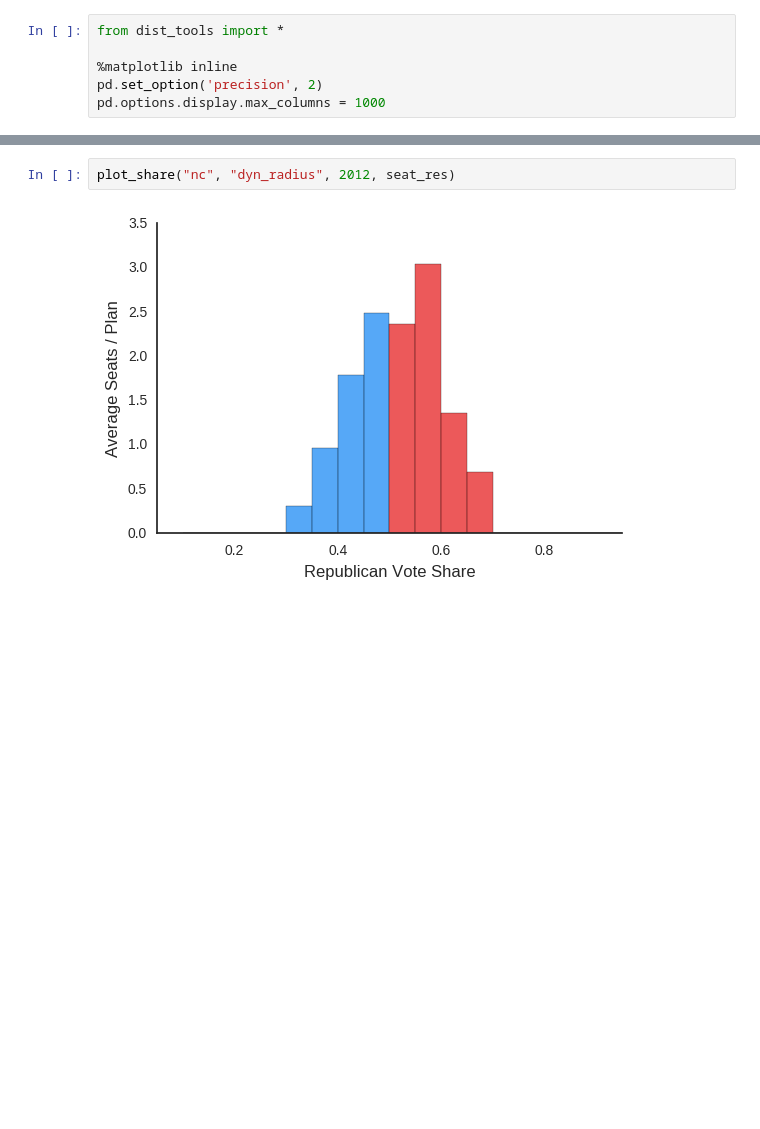
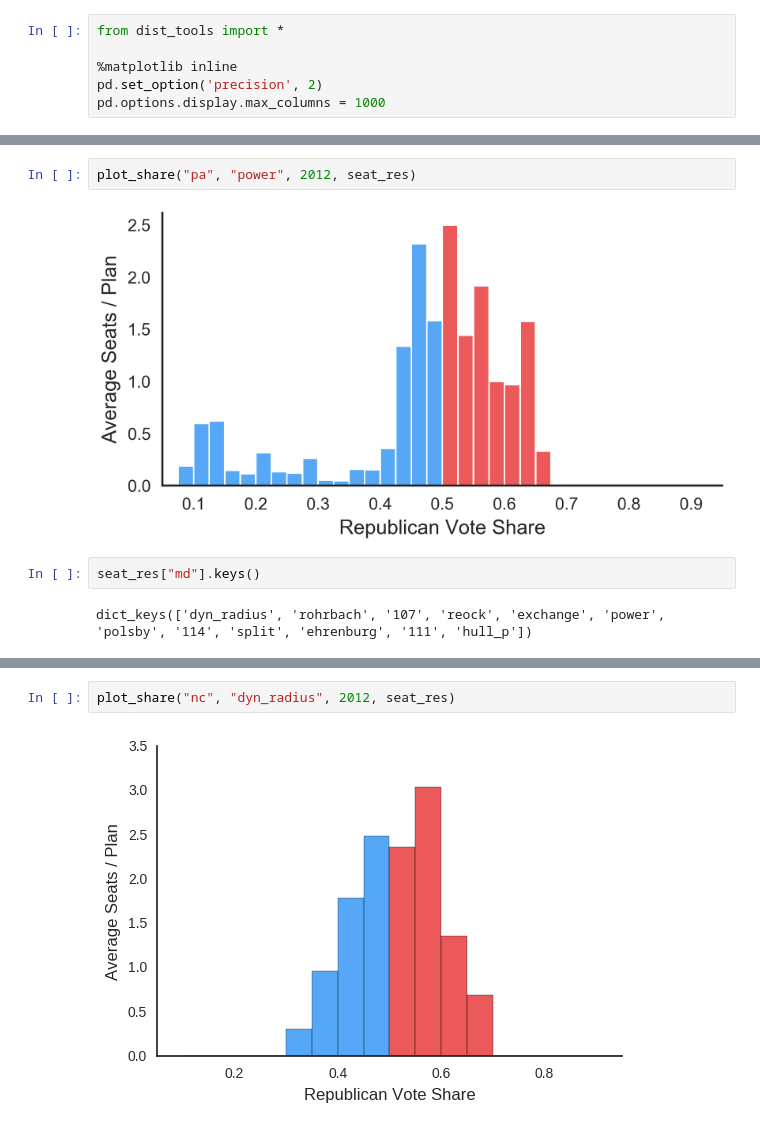
Before and after one commit to JamesSaxon/dist_analysis, a Jupyter notebook: votes_to_seats.ipynb, the cells around one changed output, grey strips where cells are left out. Cells and saved outputs as stored; diff of their text form; blank space fills up the shorter version.

```diff
--- a/votes_to_seats.ipynb
+++ b/votes_to_seats.ipynb
@@ -64,0 +61,8 @@ plot_share("pa", "exchange", 2012, seat_res)
+# %%
+plot_share("pa", "power", 2012, seat_res)
+# %% [output]
+[figure, added]
+# %%
+seat_res["md"].keys()
+# %% [output]
+dict_keys(['dyn_radius', 'rohrbach', '107', 'reock', 'exchange', 'power', 'polsby', '114', 'split', 'ehrenburg', '111', 'hull_p'])
```
Also changed, not shown: parts of 9 cells of this notebook, 8 other files.
